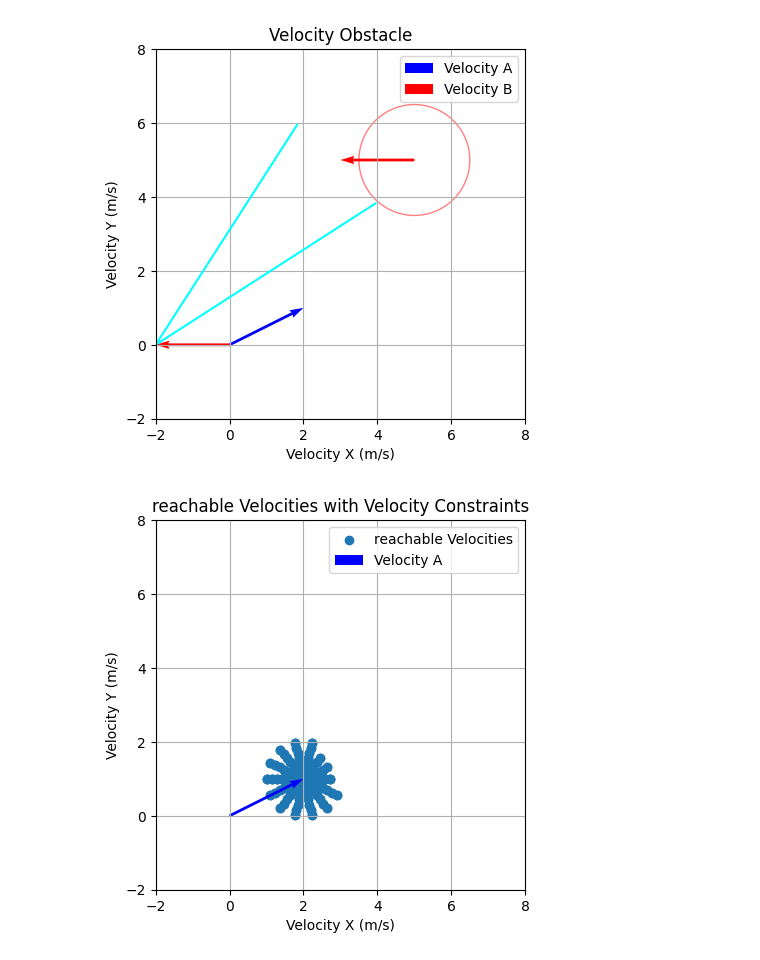
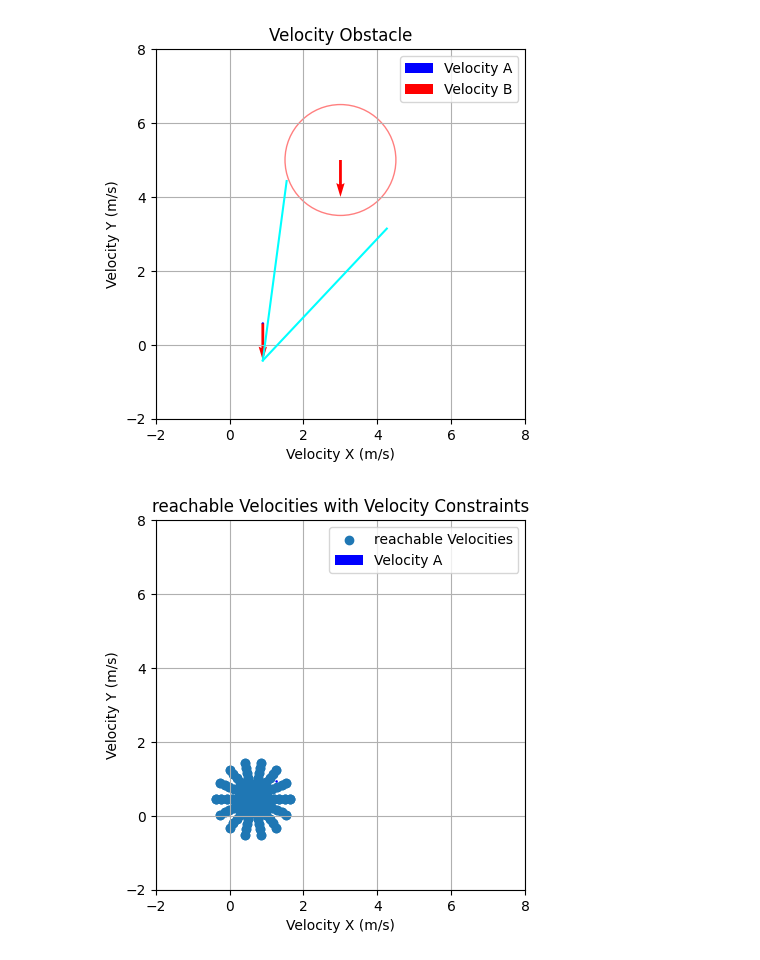
Before and after one commit to ParzivalStark/Velocity-Obstacles, a Jupyter notebook: Simulation_VO.ipynb, the cells around one changed output. Drawn from its saved outputs; the diff is of its cells as text; code cells hidden in the pictures.

Commit message:
Corrections in CC_bounderies

```diff
--- a/Simulation_VO.ipynb
+++ b/Simulation_VO.ipynb
@@ -18,18 +18,19 @@ def get_CC_angles(A_pos, A_vel, B_pos, B_vel):
   relative_velocity = B_vel - A_vel
 
   # Calculate the collision cone angle
+  distance_A_to_B = np.linalg.norm(relative_position)
   theta = np.arctan2(relative_position[1], relative_position[0])
-  distance_A_to_B = np.linalg.norm(relative_position)
   beta = np.arcsin((A_radius + B_radius) / distance_A_to_B)
+  #print("Theta", np.rad2deg(theta), "Beta", np.rad2deg(beta), "D", distance_A_to_B)
 
   return [theta, beta, distance_A_to_B]
 
 
-def get_CC_bounderies(theta, beta, distance_A_to_B):
+def get_CC_bounderies(A_pos, theta, beta, distance_A_to_B):
   # Define the Collision Cone bounderies (CC_A,B)
-  rear_line = distance_A_to_B * np.array([np.cos(theta + beta),
+  rear_line = A_pos + distance_A_to_B * np.array([np.cos(theta + beta),
                                           np.sin(theta + beta)])
-  front_line = distance_A_to_B * np.array([np.cos(theta - beta),
+  front_line = A_pos + distance_A_to_B * np.array([np.cos(theta - beta),
                                           np.sin(theta - beta)])
 
   return [rear_line, front_line]
@@ -51,7 +52,7 @@ def get_vel_ob(theta, beta, distance_A_to_B, B_vel, numPoints):
 
   return VO_A_B
 
-def get_reachable_velocities(v_A, v_max, a_max, dt=1.0, num_points=100):
+def get_reachable_velocities(A_pos, A_vel, v_max, a_max, dt=1.0, num_points=100):
 
     # Create a range of angles that span a full circle for acceleration directions
     angles = np.linspace(0, 2 * np.pi, num_points)
@@ -63,7 +64,7 @@ def get_reachable_velocities(v_A, v_max, a_max, dt=1.0, num_points=100):
     acc_set = []
 
     for acc in accelerations:
-      tmp = (circlePoints * acc)
+      tmp = A_pos + (circlePoints * acc)
       acc_set.append(tmp)
 
     acc_set = np.array(acc_set)
@@ -74,7 +75,7 @@ def get_reachable_velocities(v_A, v_max, a_max, dt=1.0, num_points=100):
     for i in acc_set:
       for j in i:
         # Compute the new velocity after applying this acceleration
-        v_new = v_A + j * dt
+        v_new = A_vel + j * dt
 
         # Check if the new velocity would exceed the maximum velocity
         if np.linalg.norm(v_new) <= v_max:
@@ -123,7 +124,7 @@ def get_best_vel(goal, A_pos, RAV):
   return best_vel
 
 ##### Plot functions ######
-def plot_vel_ob(A_pos, A_vel, A_radius, B_pos, B_vel, B_radius, rear_line, front_line, VO):
+def plot_vel_ob(A_pos, A_vel, A_radius, B_pos, B_vel, B_radius, rear_line, front_line, VO):#, theta, d):
   fig, ax = plt.subplots()
   ax.quiver(*A_pos, *A_vel, color='b', scale_units='xy', scale=1, label="Velocity A")
   ax.quiver(*B_pos, *B_vel, color='r', scale_units='xy', scale=1, label="Velocity B")
@@ -133,6 +134,7 @@ def plot_vel_ob(A_pos, A_vel, A_radius, B_pos, B_vel, B_radius, rear_line, front
   plot_circle(ax, B_pos, B_radius + A_radius, color='r', fill=False)
   ax.plot([A_pos[0] + B_vel[0], rear_line[0] + B_vel[0]], [A_pos[1] + B_vel[1], rear_line[1] + B_vel[1]], 'cyan')
   ax.plot([A_pos[0] + B_vel[0], front_line[0] + B_vel[0]], [A_pos[1] + B_vel[1], front_line[1] + B_vel[1]], 'cyan')
+  #ax.plot([A_pos[0], d*np.cos(theta)+A_pos[0]], [A_pos[1], d*np.sin(theta)+A_pos[1]])
 
   #for points in VO:
     #ax.plot(points[:, 0], points[:, 1], color='cyan')
@@ -212,11 +214,11 @@ def plot_best_vel(A_pos, A_vel, A_radius, B_pos, B_vel, B_radius, rear_line, fro
 # %%
 # Define the environment
 A_pos = np.array([0, 0])  # Position of A
-A_vel = np.array([2, 1])  # Velocity of A
+A_vel = np.array([0, 0])  # Velocity of A
 A_radius = 0.5            # Radius of A
 
-B_pos = np.array([5, 5])  # Position of B
-B_vel = np.array([-2, 0])  # Velocity of B
+B_pos = np.array([3, 7])  # Position of B
+B_vel = np.array([0, -1])  # Velocity of B
 B_radius = 1              # Radius of B
 
 numPoints = 15            # Discretization
@@ -229,24 +231,24 @@ v_max = 3.0                   # Maximum velocity (m/s)
 a_max = 2.0                   # Maximum acceleration (m/s^2)
 dt = 0.5                      # Time step (1 second)
 
-goal = np.array([2, 5])     ## position of goal
+goal = np.array([6, 6])     ## position of goal
 # %%
 theta, beta, distance_A_to_B = get_CC_angles(A_pos, A_vel, B_pos, B_vel)
 
-rear_line, front_line = get_CC_bounderies(theta, beta, distance_A_to_B)
+rear_line, front_line = get_CC_bounderies(A_pos, theta, beta, distance_A_to_B)
 
 VO_A_B = get_vel_ob(theta, beta, distance_A_to_B, B_vel, numPoints)
 
 plot_vel_ob(A_pos, A_vel, A_radius, B_pos, B_vel, B_radius, rear_line, front_line, VO_A_B)
 # %% [output]
-[figure, old version]
+[figure, new version]
 # %%
 # Get the set of feasible velocities
-reachable_vel_set = get_reachable_velocities(A_vel, v_max, a_max, dt, numPoints)
+reachable_vel_set = get_reachable_velocities(A_pos, A_vel, v_max, a_max, dt, numPoints)
 
 plot_RV(A_pos, A_vel, reachable_vel_set)
 # %% [output]
-[figure, old version]
+[figure, new version]
 # %%
 RAV = get_RAV(A_pos, B_vel, rear_line, front_line)
 
```
Also changed, not shown: parts of 3 cells of this notebook.
